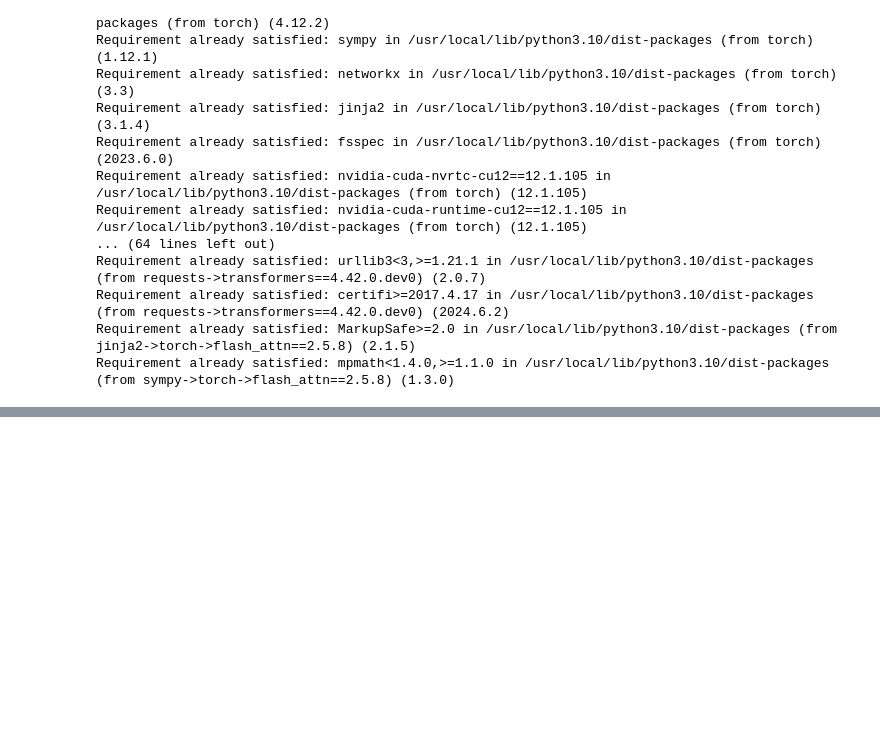
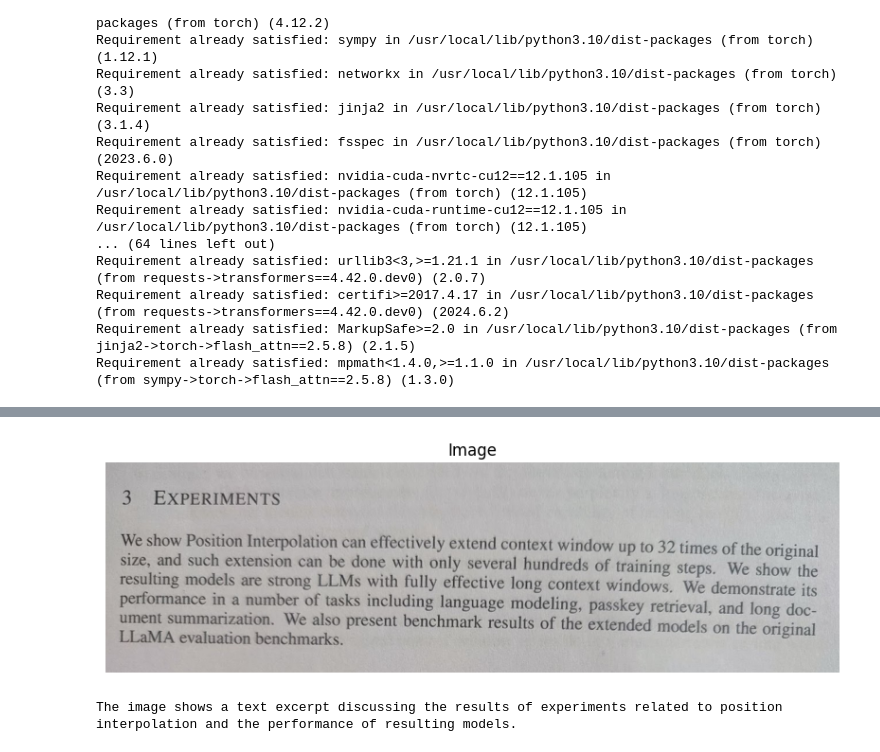
Before and after one commit to Alfred9/Exploring-LLMs, a Jupyter notebook: Visual Language Models/Vision_Language_Model.ipynb, the cells around one changed output, grey strips where cells are left out. Saved outputs shown, nothing was run; the diff lists cells and outputs as text; code cells hidden in the pictures; blank space fills up the shorter version.

```diff
--- a/Visual Language Models/Vision_Language_Model.ipynb
+++ b/Visual Language Models/Vision_Language_Model.ipynb
@@ -96,0 +130,28 @@ The image depicts a group of medical professionals, likely doctors and nurses, g
+# %%
+# Process prompt and image for model input
+inputs2 = processor(prompt, [image2], return_tensors="pt").to("cuda:0")
+
+# Generate text response using model
+generate_ids = model.generate(
+    **inputs,
+    eos_token_id=processor.tokenizer.eos_token_id,
+    max_new_tokens=500,
+    do_sample=False,
+)
+
+# Remove input tokens from generated response
+generate_ids2 = generate_ids[:, inputs2["input_ids"].shape[1] :]
+
+# Decode generated IDs to text
+response = processor.batch_decode(
+    generate_ids2, skip_special_tokens=True, clean_up_tokenization_spaces=False
+)[0]
+plt.figure(figsize=(10, 10))
+plt.imshow(image2)
+plt.title("Image")
+plt.axis('off')
+plt.show()
+print(response)
+# %% [output]
+[figure, added]
+The image shows a text excerpt discussing the results of experiments related to position interpolation and the performance of resulting models.
```
Also changed, not shown: parts of 6 cells of this notebook.
